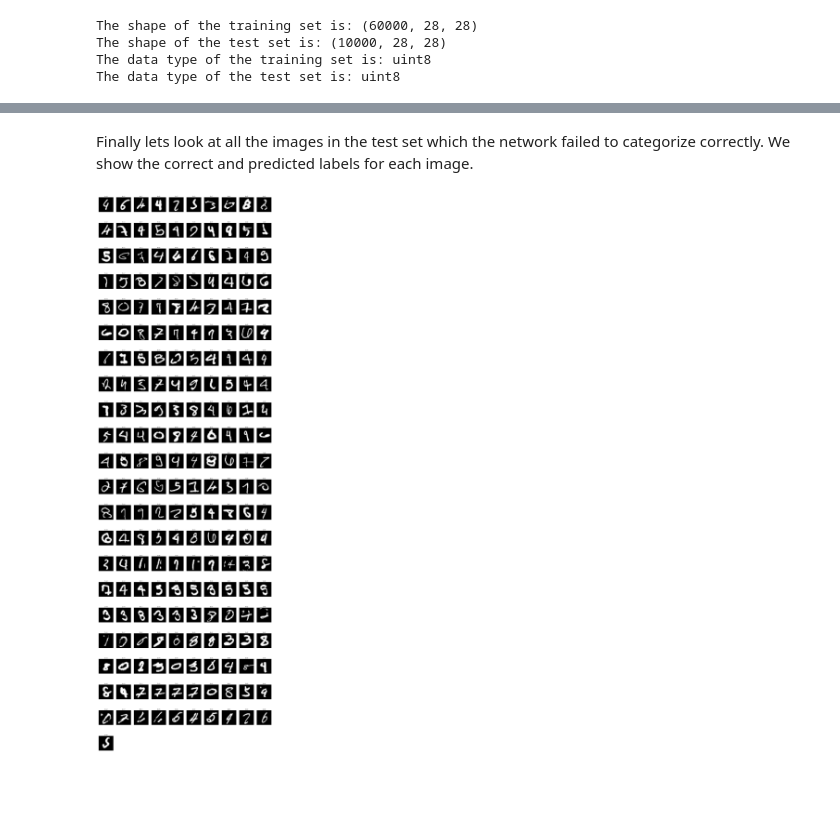
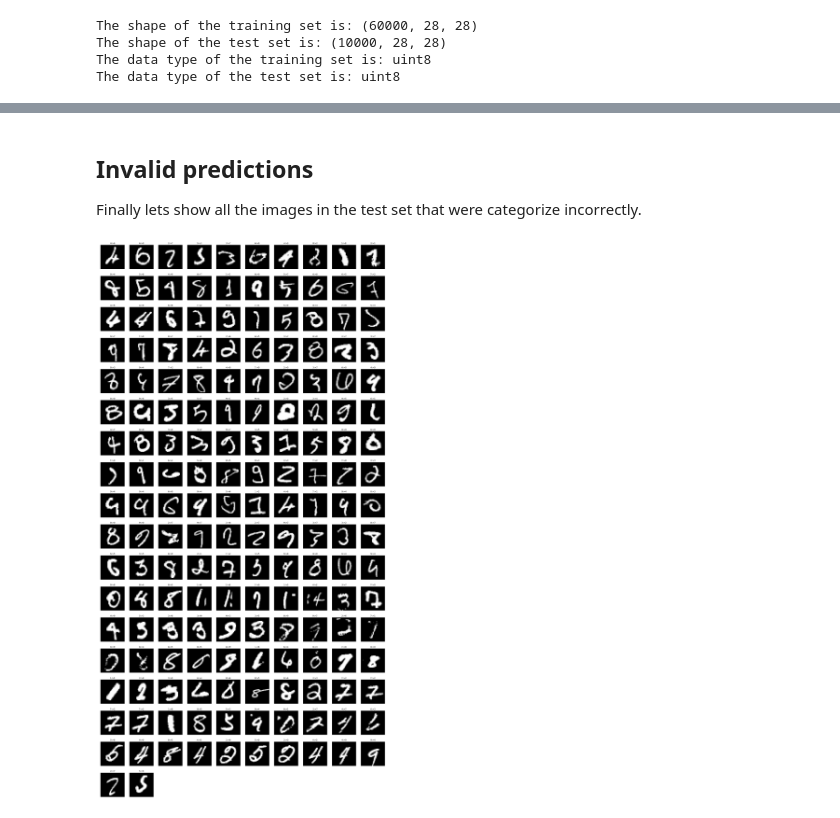
Before and after one commit to raskoleinonen/keras, a Jupyter notebook: 2.1-a-first-look-at-a-neural-network.ipynb, the cells around one changed output, grey strips where cells are left out. Cells and saved outputs as stored; diff of their text form; code cells hidden in the pictures; blank space fills up the shorter version.

```diff
--- a/2.1-a-first-look-at-a-neural-network.ipynb
+++ b/2.1-a-first-look-at-a-neural-network.ipynb
@@ -9,12 +11,12 @@ Let's start by loading the training and test sets and look at their shapes. We c
 # %%
 from keras import datasets
 
-(train_images, train_labels), (test_images, test_labels) = datasets.mnist.load_data()
+(orig_train_images, orig_train_labels), (orig_test_images, orig_test_labels) = datasets.mnist.load_data()
 
-print(f'The shape of the training set is: {train_images.shape}')
-print(f'The shape of the test set is: {test_images.shape}')
-print(f'The data type of the training set is: {train_images.dtype}')
-print(f'The data type of the test set is: {test_images.dtype}')
+print(f'The shape of the training set is: {orig_train_images.shape}')
+print(f'The shape of the test set is: {orig_test_images.shape}')
+print(f'The data type of the training set is: {orig_train_images.dtype}')
+print(f'The data type of the test set is: {orig_test_images.dtype}')
 # %% [output]
 The shape of the training set is: (60000, 28, 28)
 The shape of the test set is: (10000, 28, 28)
@@ -87,13 +105,18 @@ import math
 from keras import models
 from keras import layers
 
+units = 512
+epocs = 10
+
 network = models.Sequential()
-network.add(layers.Dense(512, activation='relu', input_shape=(28 * 28,)))
+network.add(layers.Dense(units, activation='relu', input_shape=(28 * 28,)))
+network.add(layers.Dropout(0.5))
+network.add(layers.Dense(units, activation='relu'))
 network.add(layers.Dense(10, activation='softmax'))
 network.compile(optimizer='rmsprop', loss='categorical_crossentropy', metrics=['accuracy'])
-network.fit(model_train_images, model_train_labels, epochs=5, batch_size=128)
+history = network.fit(train_images, train_labels, epochs=epocs, batch_size=128, validation_data=(test_images, test_labels))
 
-loss, accuracy = network.evaluate(model_test_images, model_test_labels)
+loss, accuracy = network.evaluate(test_images, test_labels)
 
 print(f'Loss: {loss}')
 print(f'Accuracy: {accuracy}')
@@ -117,7 +181,7 @@ Let's count the number of invalid predictions in the test set. We show the numbe
 import numpy
 from matplotlib import pyplot
 
-predicted_labels = network.predict(model_test_images)
+predicted_labels = network.predict(test_images)
 
 ## Find invalid predictions.
 
@@ -125,11 +189,11 @@ invalid_prediction = []
 invalid_prediction_cnt = numpy.zeros((10,10), dtype=int)
 
 for i,v in enumerate(predicted_labels):
-    model_test_label = numpy.where(model_test_labels[i] == numpy.amax(model_test_labels[i]))[0].item(0) # tuple + numpy array => scalar
-    predicted_test_label = numpy.where(predicted_labels[i] == numpy.amax(predicted_labels[i]))[0].item(0) # tuple + numpy array => scalar
-    if model_test_label != predicted_test_label:
-        invalid_prediction_cnt[model_test_label][predicted_test_label] += 1
-        invalid_prediction.append((i, model_test_label, predicted_test_label))
+    test_label = numpy.where(test_labels[i] == numpy.amax(test_labels[i]))[0].item(0)
+    predicted_test_label = numpy.where(predicted_labels[i] == numpy.amax(predicted_labels[i]))[0].item(0)
+    if test_label != predicted_test_label:
+        invalid_prediction_cnt[test_label][predicted_test_label] += 1
+        invalid_prediction.append((i, test_label, predicted_test_label))
 
 total_invalid_prediction_cnt = numpy.sum(invalid_prediction_cnt)
 
@@ -161,19 +225,21 @@ pyplot.show()
-# %% [markdown]
-Finally lets look at all the images in the test set which the network failed to categorize correctly. We show the correct and predicted labels for each image.
+# %% [markdown]
+## Invalid predictions
+
+Finally lets show all the images in the test set that were categorize incorrectly.
 # %%
-pyplot.rcParams["figure.figsize"] = (30,100)
+pyplot.rcParams["figure.figsize"] = (30,60)
 
 ncols = 10
 nrows = math.ceil(total_invalid_prediction_cnt / ncols)
 
 for i in range(total_invalid_prediction_cnt):
-    idx, model_test_label, predicted_test_label = invalid_prediction[i]
+    idx, test_label, predicted_test_label = invalid_prediction[i]
     row = math.floor(i / ncols)
     col = i % ncols
     ax = pyplot.subplot2grid((nrows,ncols),(row,col))
     ax.axis('off')
-    ax.set_title(f'{model_test_label}->{predicted_test_label}')
-    ax.imshow(test_images[idx], cmap="gray")
+    ax.set_title(f'{test_label}->{predicted_test_label}')
+    ax.imshow(orig_test_images[idx], cmap="gray")
 pyplot.show()
 # %% [output]
-[figure, old version]
+[figure, new version]
```
Also changed, not shown: parts of 15 cells of this notebook, 1 other file.
